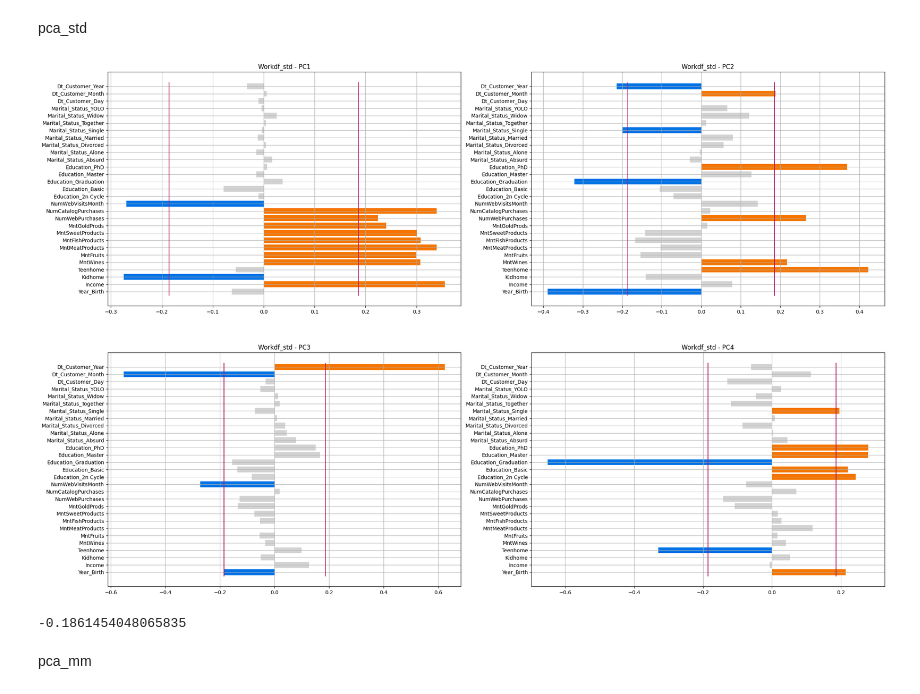
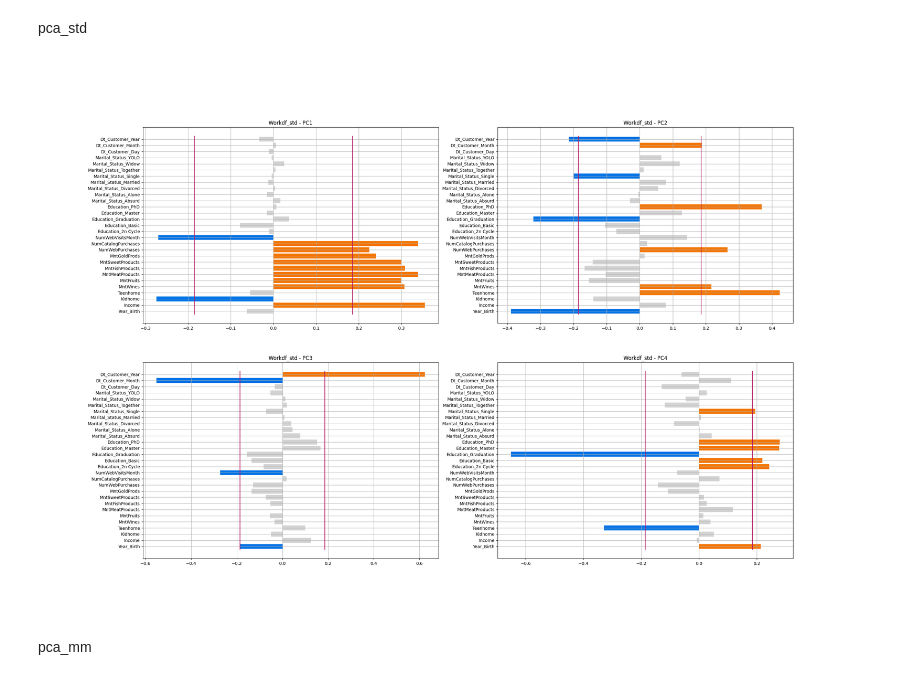
Before and after one commit to MarcoMungaiCoppolino/Data-Science-Portfolio, a Jupyter notebook: PROGETTO/HomeWork_1/MungaiCoppolinoPellegrino.ipynb, the cells around one changed output. Saved outputs shown, nothing was run; the diff lists cells and outputs as text; code cells hidden in the pictures.

```diff
--- a/PROGETTO/HomeWork_1/MungaiCoppolinoPellegrino.ipynb
+++ b/PROGETTO/HomeWork_1/MungaiCoppolinoPellegrino.ipynb
@@ -371,27 +378,25 @@ pca_std
 # %%
 eps = np.sqrt(1 / Xworkdf.shape[1])
 
 fig, ax = plt.subplots(2, 2, figsize=(27, 18))
 num = 0
 for i in range(0, 2):
     for j in range(0, 2):
-        ax[i,j].plot([eps, eps], [-0.5, pca_std.n_features_ - 0.5], '#b51963')
-        ax[i,j].plot([-eps, -eps], [-0.5, pca_std.n_features_ - 0.5],'#b51963')
+        ax[i,j].plot([eps, eps], [-0.5, pca_std.n_features_in_ - 0.5], '#b51963')
+        ax[i,j].plot([-eps, -eps], [-0.5, pca_std.n_features_in_ - 0.5],'#b51963')
         color_list = ['#F57600' if val >= eps else '#0073E6' if val <= -eps else '#D3D3D3' for val in pca_std.components_[num, :]]
-        ax[i,j].barh(np.arange(pca_std.n_features_), pca_std.components_[num, :], color=color_list)
-        ax[i,j].set_yticks(ticks=np.arange(pca_std.n_features_))
+        ax[i,j].barh(np.arange(pca_std.n_features_in_), pca_std.components_[num, :], color=color_list)
+        ax[i,j].set_yticks(ticks=np.arange(pca_std.n_features_in_))
         ax[i,j].set_yticklabels(labels=Xworkdf_std.columns.to_list())
         ax[i,j].set_title('Workdf_std - PC%d' % (num+1))
         ax[i,j].grid()
 
 
         num += 1
 
 plt.show()
-display(pca_std.components_[2, 0])
 # %% [output]
-[figure, old version]
+[figure, new version]
--0.1861454048065835
 # %% [markdown]
 pca_mm
 # %%
```
Also changed, not shown: parts of 15 cells of this notebook, 1 other file.
